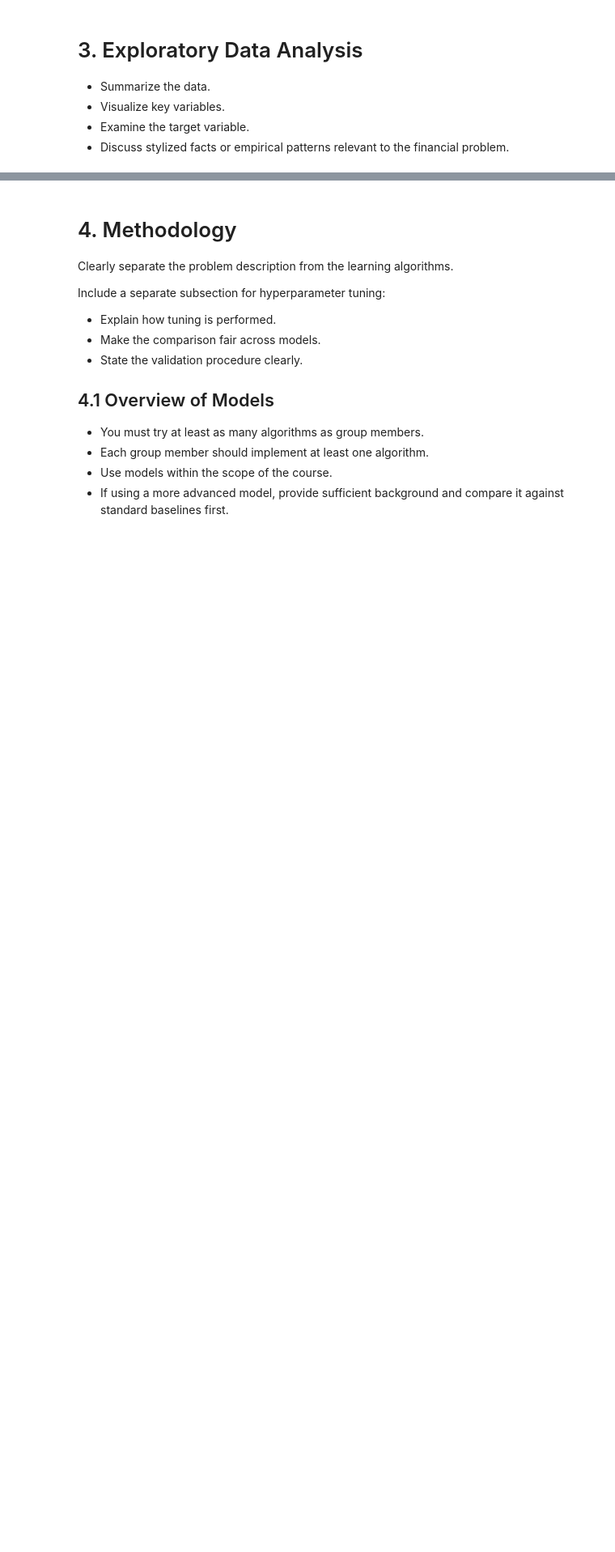
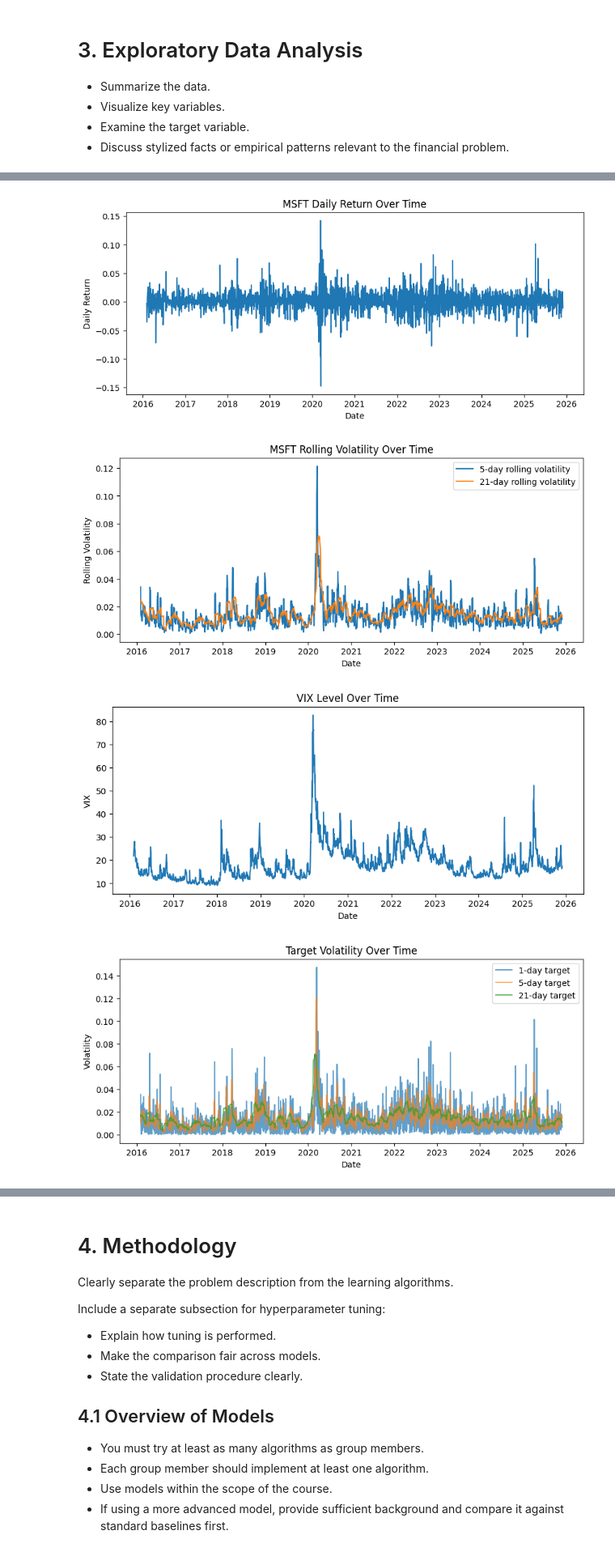
Before and after one commit to Emmaxustar/msft-volatility-prediction, a Jupyter notebook: CFRM521_project_template.ipynb, the cells around one changed output, grey strips where cells are left out. Shown at 81% size. Drawn from its saved outputs; the diff is of its cells as text; code cells hidden in the pictures; blank space fills up the shorter version.

```diff
--- a/CFRM521_project_template.ipynb
+++ b/CFRM521_project_template.ipynb
@@ -420,6 +444,84 @@ X_test_scaled shape: (371, 24)
 # %%
 # Example visualization
 # plt.figure(figsize=(6,4))
 # df['your_column'].hist(bins=30)
 # plt.title('Distribution of your_column')
 # plt.show()
+
+# =========================
+# 3.2 MSFT daily return over time
+# =========================
+
+plt.figure(figsize=(10, 4))
+plt.plot(model_data.index, model_data['MSFT_return_1d'])
+plt.title('MSFT Daily Return Over Time')
+plt.xlabel('Date')
+plt.ylabel('Daily Return')
+plt.show()
+
+# =========================
+# 3.3 MSFT rolling volatility
+# =========================
+
+plt.figure(figsize=(10, 4))
+plt.plot(model_data.index, model_data['MSFT_rolling_vol_5'], label='5-day rolling volatility')
+plt.plot(model_data.index, model_data['MSFT_rolling_vol_21'], label='21-day rolling volatility')
+plt.title('MSFT Rolling Volatility Over Time')
+plt.xlabel('Date')
+plt.ylabel('Rolling Volatility')
+plt.legend()
+plt.show()
+
+# =========================
+# 3.4 VIX level over time
+# =========================
+
+plt.figure(figsize=(10, 4))
+plt.plot(model_data.index, model_data['VIX_level'])
+plt.title('VIX Level Over Time')
+plt.xlabel('Date')
+plt.ylabel('VIX')
+plt.show()
+
+# =========================
+# 3.5 Target variable summary
+# =========================
+
+target_cols = [
+    'target_volatility_1d',
+    'target_volatility_5d',
+    'target_volatility_21d'
+]
+
+model_data[target_cols].describe()
+
+# =========================
+# 3.6 Target volatility over time
+# =========================
+
+plt.figure(figsize=(10, 4))
+plt.plot(model_data.index, model_data['target_volatility_1d'], label='1-day target', alpha=0.7)
+plt.plot(model_data.index, model_data['target_volatility_5d'], label='5-day target', alpha=0.7)
+plt.plot(model_data.index, model_data['target_volatility_21d'], label='21-day target', alpha=0.7)
+plt.title('Target Volatility Over Time')
+plt.xlabel('Date')
+plt.ylabel('Volatility')
+plt.legend()
+plt.show()
+
+# =========================
+# 3.7 Distribution of target variables
+# =========================
+
+for col in target_cols:
+    plt.figure(figsize=(6, 4))
+    plt.hist(model_data[col], bins=30)
+    plt.title(f'Distribution of {col}')
+    plt.xlabel('Volatility')
+    plt.ylabel('Frequency')
+    plt.show()
+# %% [output]
+[figure, added]
+[figure, added]
+[figure, added]
+[figure, added]
```
Also changed, not shown: parts of 11 cells of this notebook.
